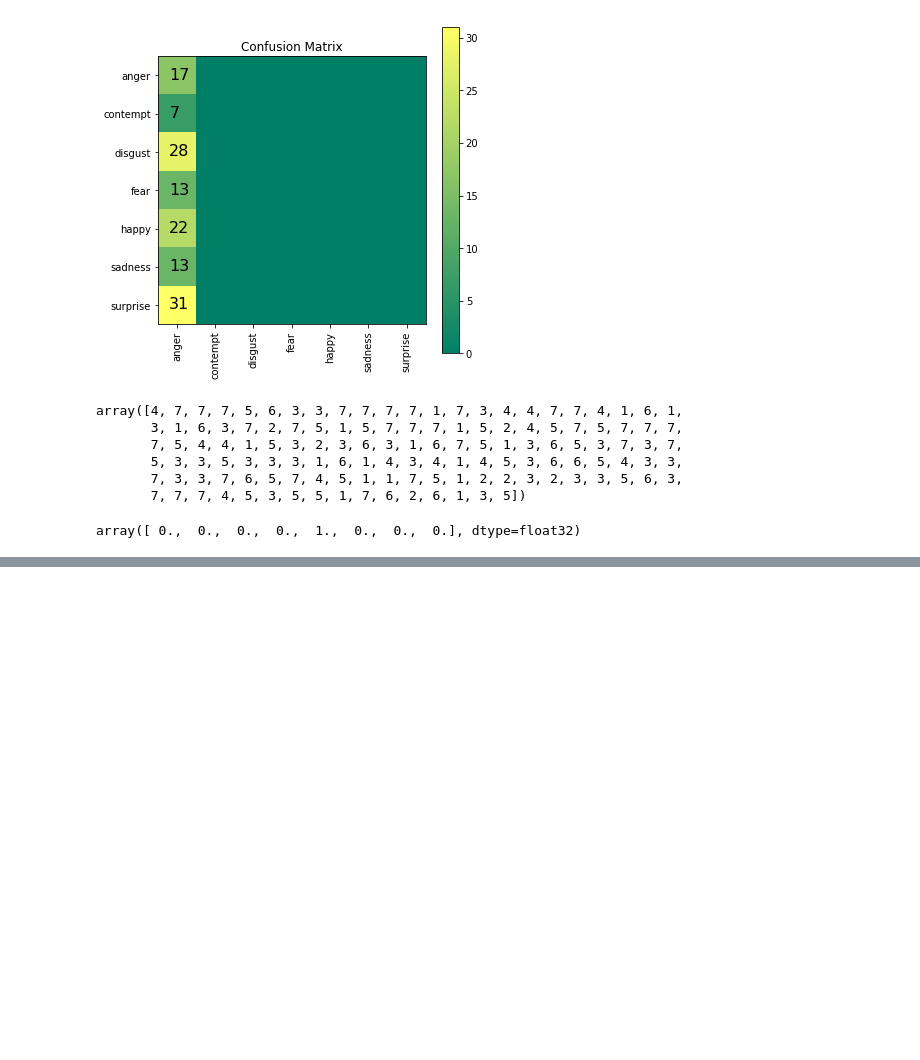
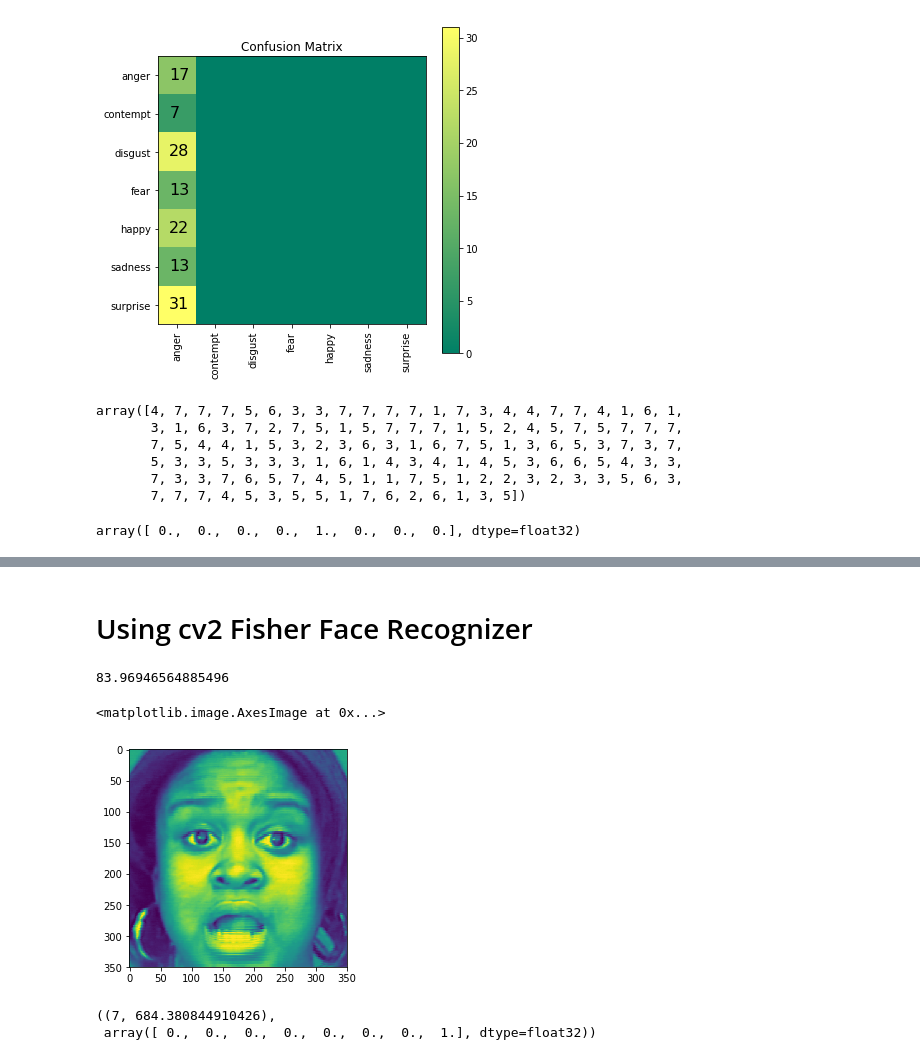
Before and after one commit to maxxiefjv/ACVPR-ExpressionInvariantFaceRecognition, a Jupyter notebook: Akul/FaceCrop.ipynb, the cells around one changed output, grey strips where cells are left out. Drawn from its saved outputs; the diff is of its cells as text; code cells hidden in the pictures; blank space fills up the shorter version.

```diff
--- a/Akul/FaceCrop.ipynb
+++ b/Akul/FaceCrop.ipynb
@@ -331,0 +447,28 @@ plt.scatter(ld[:,0]-x, ld[:, 1]-y)
+# %% [markdown]
+# Using cv2 Fisher Face Recognizer
+# %%
+fishface = cv2.face.FisherFaceRecognizer_create() #Initialize fisher face classifier
+fishface.train(X_train, np.asarray(y_train.argmax(axis=1)))
+correct = 0
+incorrect = 0
+for cnt, image in enumerate(X_test):
+    pred, conf = fishface.predict(image)
+    if pred == y_test.argmax(axis=1)[cnt]:
+        correct += 1
+#         cnt += 1
+    else:
+        incorrect += 1
+#         cnt += 1
+print((100*correct)/(correct + incorrect))
+# %% [output]
+83.96946564885496
+# %%
+plt.imshow(X_test[10].reshape(crop_imsize,crop_imsize))
+# %% [output]
+<matplotlib.image.AxesImage at 0x...>
+[figure, added]
+# %%
+fishface.predict(X_test[10]), y_test[10]
+# %% [output]
+((7, 684.380844910426),
+ array([ 0.,  0.,  0.,  0.,  0.,  0.,  0.,  1.], dtype=float32))
```
Also changed, not shown: parts of 40 cells of this notebook, 1 other file.
